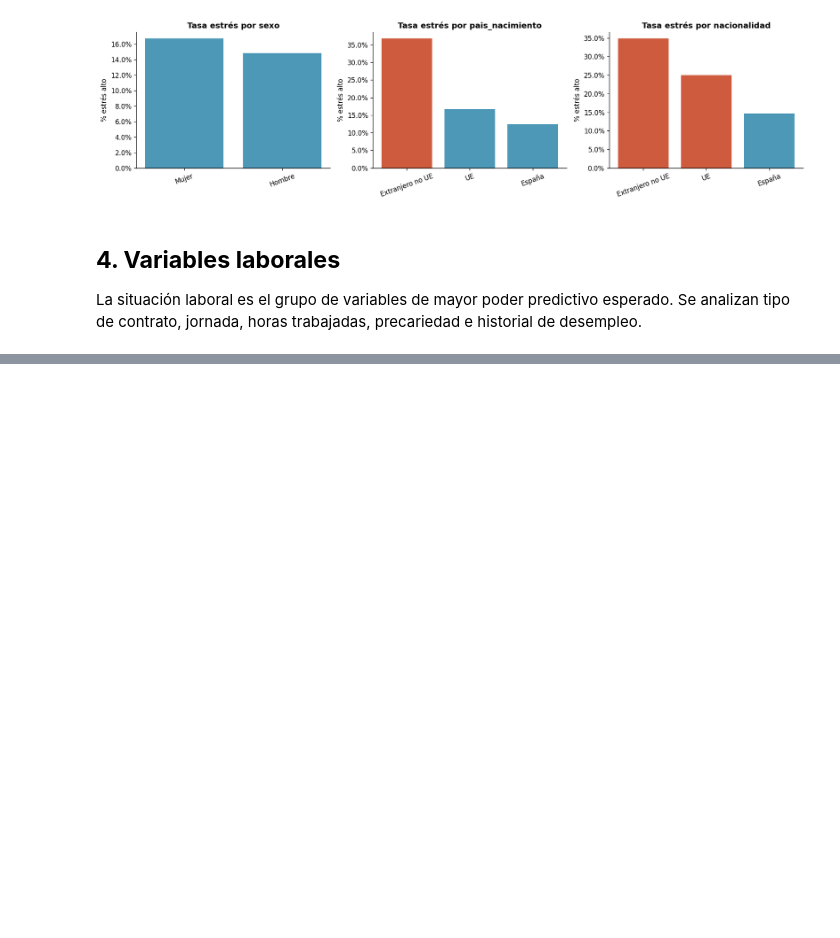
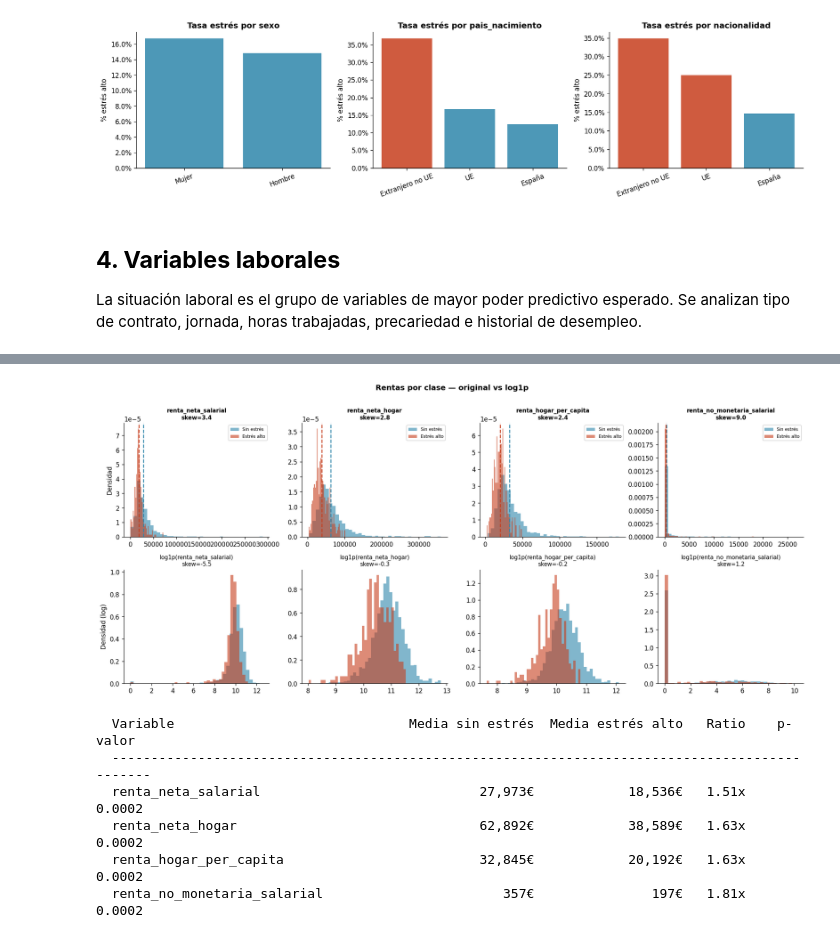
Before and after one commit to somm14/tfm_project, a Jupyter notebook: src/notebooks/01_eda.ipynb, the cells around one changed output, grey strips where cells are left out. Drawn from its saved outputs; the diff is of its cells as text; code cells hidden in the pictures; blank space fills up the shorter version.

```diff
--- a/src/notebooks/01_eda.ipynb
+++ b/src/notebooks/01_eda.ipynb
@@ -636,0 +203,10 @@ A completar con los resultados reales tras ejecutar el notebook. Plantilla de ha
+# %%
+target_vs_renta(train, T0, T1, features_stad)
+# %% [output]
+[figure, added]
+  Variable                              Media sin estrés  Media estrés alto   Ratio    p-valor
+  -----------------------------------------------------------------------------------------------
+  renta_neta_salarial                            27,973€            18,536€   1.51x    0.0002
+  renta_neta_hogar                               62,892€            38,589€   1.63x    0.0002
+  renta_hogar_per_capita                         32,845€            20,192€   1.63x    0.0002
+  renta_no_monetaria_salarial                       357€               197€   1.81x    0.0002
```
Also changed, not shown: parts of 67 cells of this notebook, 1 other file.
